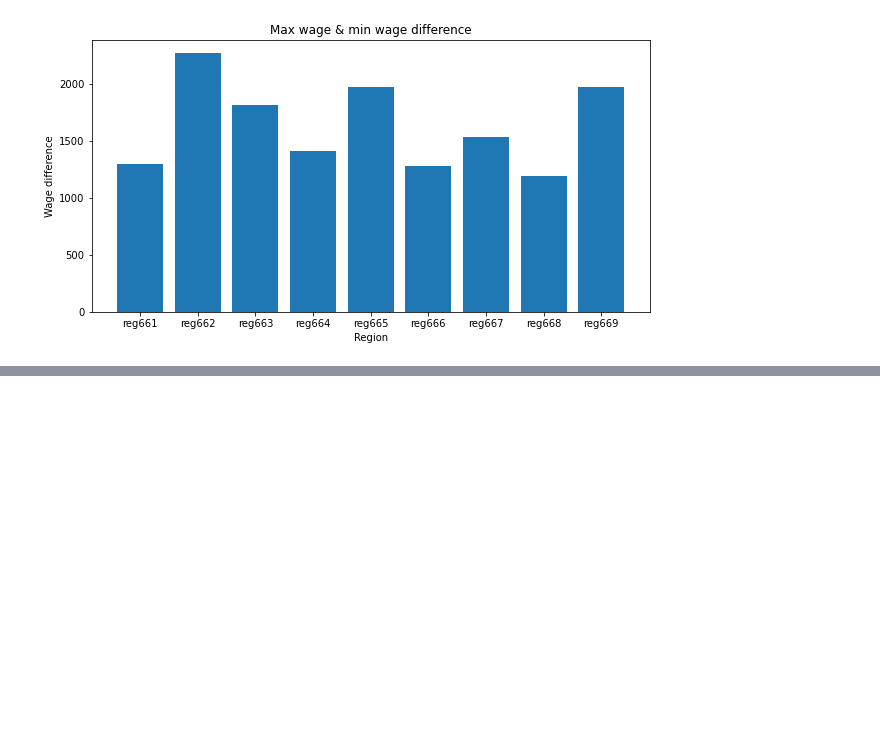
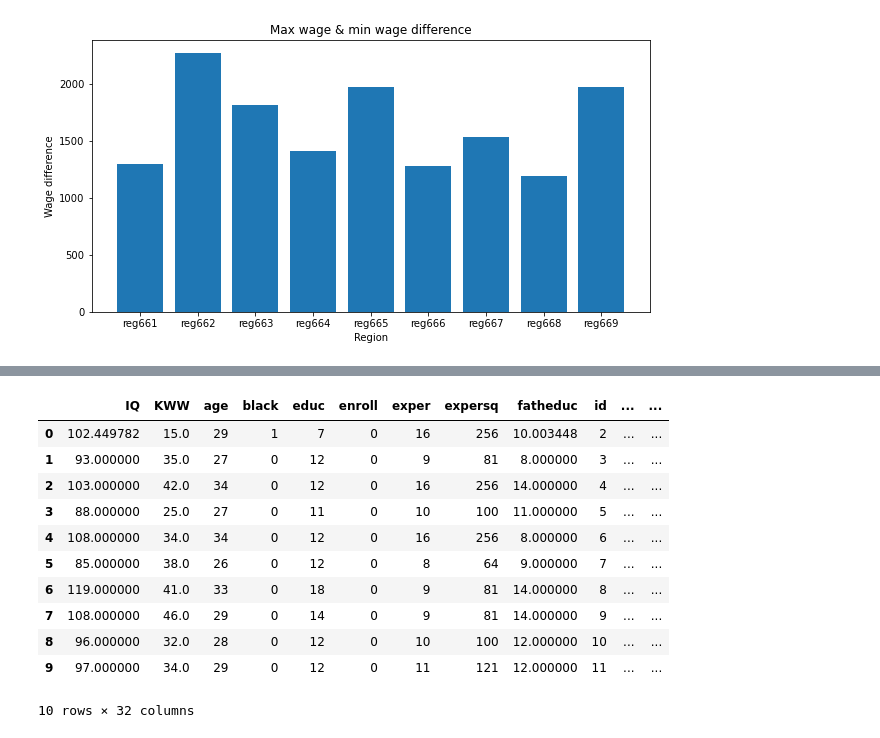
Before and after one commit to AIGangz/MAI391_Project, a Jupyter notebook: dataAn.ipynb, the cells around one changed output, grey strips where cells are left out. Saved outputs shown, nothing was run; the diff lists cells and outputs as text; code cells hidden in the pictures; blank space fills up the shorter version.

Commit message:
data Analysis added

```diff
--- a/dataAn.ipynb
+++ b/dataAn.ipynb
@@ -209,0 +267,16 @@ plt.show()
+# %%
+x_data = df.loc[:, df.columns.difference(['wage', 'lwage'])]
+x_data.head(10)
+# %% [output]
+|  | IQ | KWW | age | black | educ | enroll | exper | expersq | fatheduc | id | ... | ... |
+| 0 | 102.449782 | 15.0 | 29 | 1 | 7 | 0 | 16 | 256 | 10.003448 | 2 | ... | ... |
+| 1 | 93.000000 | 35.0 | 27 | 0 | 12 | 0 | 9 | 81 | 8.000000 | 3 | ... | ... |
+| 2 | 103.000000 | 42.0 | 34 | 0 | 12 | 0 | 16 | 256 | 14.000000 | 4 | ... | ... |
+| 3 | 88.000000 | 25.0 | 27 | 0 | 11 | 0 | 10 | 100 | 11.000000 | 5 | ... | ... |
+| 4 | 108.000000 | 34.0 | 34 | 0 | 12 | 0 | 16 | 256 | 8.000000 | 6 | ... | ... |
+| 5 | 85.000000 | 38.0 | 26 | 0 | 12 | 0 | 8 | 64 | 9.000000 | 7 | ... | ... |
+| 6 | 119.000000 | 41.0 | 33 | 0 | 18 | 0 | 9 | 81 | 14.000000 | 8 | ... | ... |
+| 7 | 108.000000 | 46.0 | 29 | 0 | 14 | 0 | 9 | 81 | 14.000000 | 9 | ... | ... |
+| 8 | 96.000000 | 32.0 | 28 | 0 | 12 | 0 | 10 | 100 | 12.000000 | 10 | ... | ... |
+| 9 | 97.000000 | 34.0 | 29 | 0 | 12 | 0 | 11 | 121 | 12.000000 | 11 | ... | ... |
+10 rows × 32 columns
```
Also changed, not shown: parts of 22 cells of this notebook.
